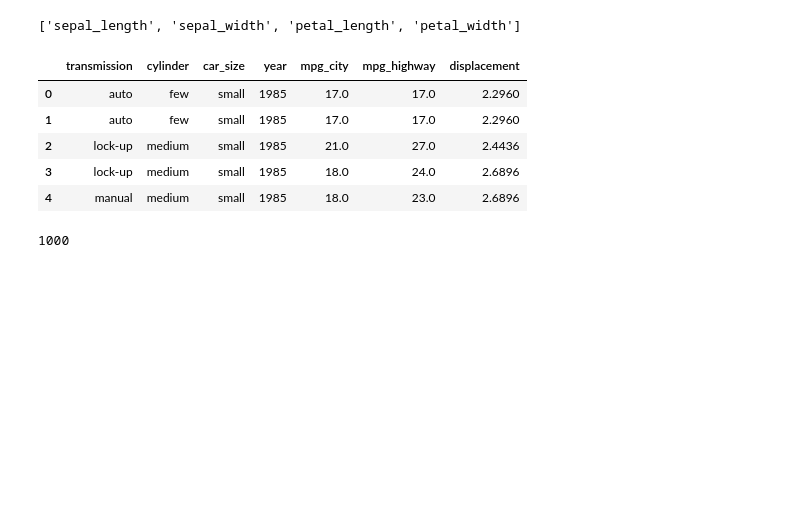
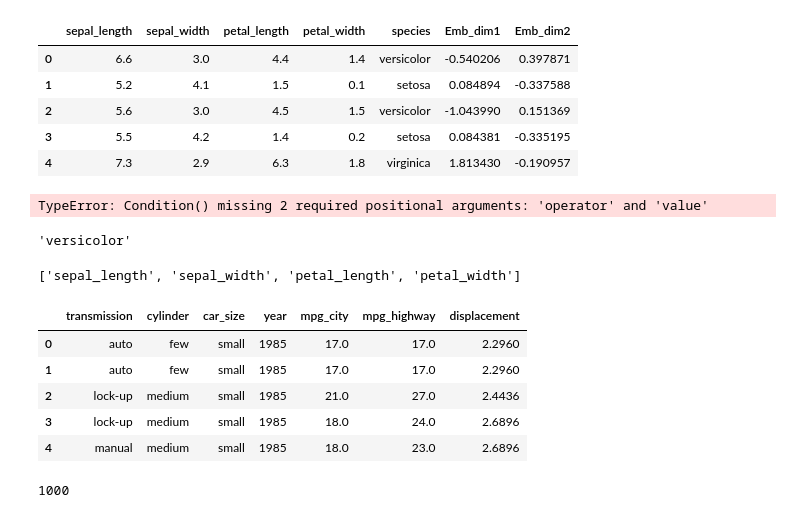
Before and after one commit to christophsaffer/2DimEmbedding, a Jupyter notebook: NtoNplus2Dim.ipynb, the cells around one changed output. Saved outputs shown, nothing was run; the diff lists cells and outputs as text; code cells hidden in the pictures; blank space fills up the shorter version.

```diff
--- a/NtoNplus2Dim.ipynb
+++ b/NtoNplus2Dim.ipynb
@@ -7,0 +54,3 @@ df = pd.read_csv("datasets/iris.csv")
+# %%
+for row in test.iterrows():
+    print(row[1]["species"])
@@ -8,3 +75,40 @@ df = pd.read_csv("datasets/iris.csv")
+# %%
+emb1, emb2 = [], []
+for row in test.iterrows():
+    mymod_cond = mymod.copy()
+    for col in test.columns:
+        mymod_cond = mymod_cond.copy().condition(mbase.Condition(col, "==", row[1][col]))
+    argmax = mymod_cond.aggregate("maximum")
+    emb1.append(argmax[-2])
+    emb2.append(argmax[-1])
+# %%
+test["Emb_dim1"] = emb1
+test["Emb_dim2"] = emb2
+test.head()
+# %% [output]
+|  | sepal_length | sepal_width | petal_length | petal_width | species | Emb_dim1 | Emb_dim2 |
+| 0 | 6.6 | 3.0 | 4.4 | 1.4 | versicolor | -0.540206 | 0.397871 |
+| 1 | 5.2 | 4.1 | 1.5 | 0.1 | setosa | 0.084894 | -0.337588 |
+| 2 | 5.6 | 3.0 | 4.5 | 1.5 | versicolor | -1.043990 | 0.151369 |
+| 3 | 5.5 | 4.2 | 1.4 | 0.2 | setosa | 0.084381 | -0.335195 |
+| 4 | 7.3 | 2.9 | 6.3 | 1.8 | virginica | 1.813430 | -0.190957 |
+# %%
+liste = [mbase.Condition("species", "==", "versicolor"), mbase.Condition("sepal_length", "==", 6.6)]
+mymod_cond = mymod.copy().condition(liste)
+#mymod_cond = mymod.copy().condition(mbase.Condition("species", "==", "versicolor"))
+#mymod_cond = mymod_cond.copy().condition(mbase.Condition("sepal_length", "==", 6.6))
+#mymod_cond = mymod_cond.copy().condition(mbase.Condition("sepal_width", "==", 3))
+#mymod_cond = mymod_cond.copy().condition(mbase.Condition("petal_length", "==", 4.4))
+#mymod_cond = mymod_cond.copy().condition(mbase.Condition("petal_width", "==", 1.4))
+
+
+  ##  [[mbase.Condition("species", "==", "versicolor")], [mbase.Condition("speal_length", "==", 6.6)], [mbase.Condition("sepal_width", "==", 3)], [mbase.Condition("petal_length", "==", 4.4)], [mbase.Condition("petal_width", "==", 1.4)]])
+# %% [output]
+TypeError: Condition() missing 2 required positional arguments: 'operator' and 'value'
+# %%
+mymod_cond.aggregate("maximum")[-7]
+# %% [output]
+'versicolor'
 # %%
 conts = []
 for col in df.columns:
```
Also changed, not shown: parts of 10 cells of this notebook, 31 other files.
